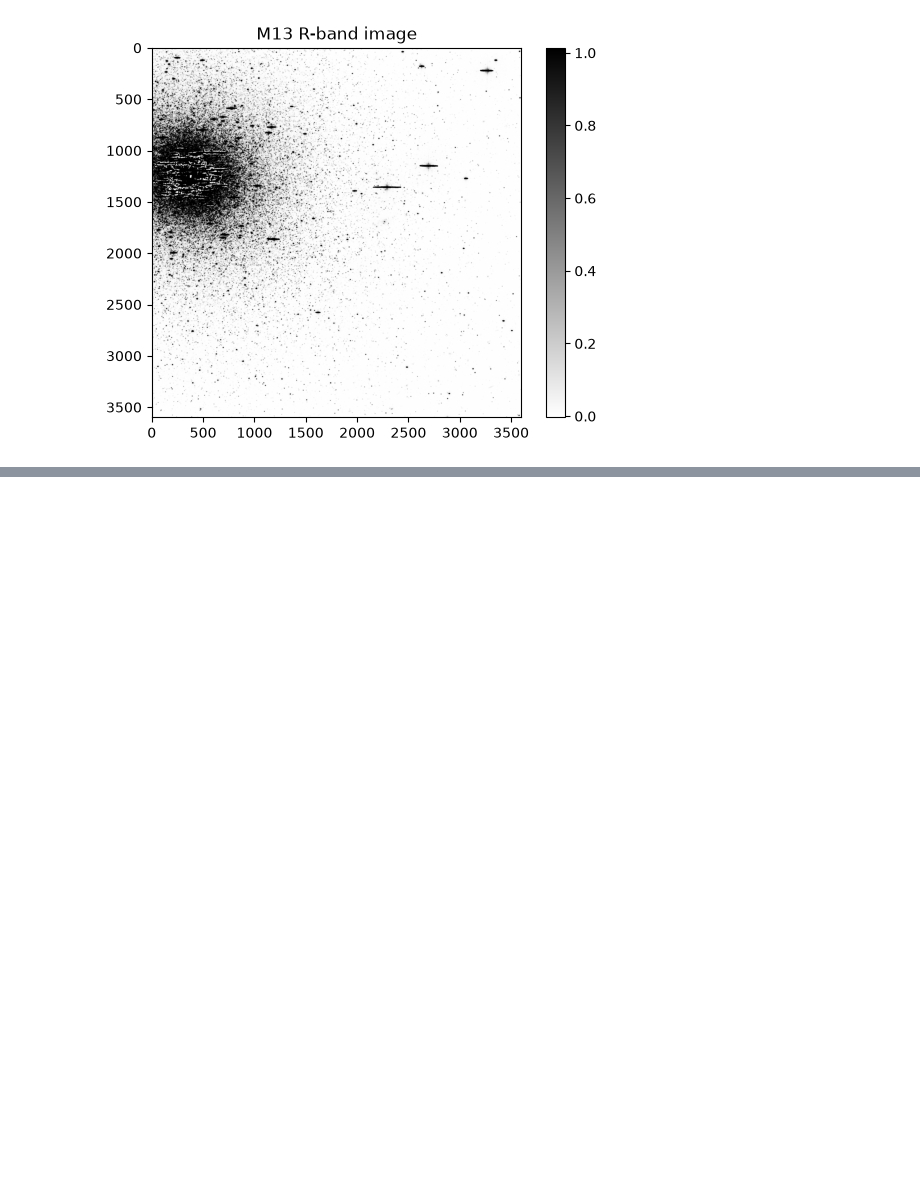
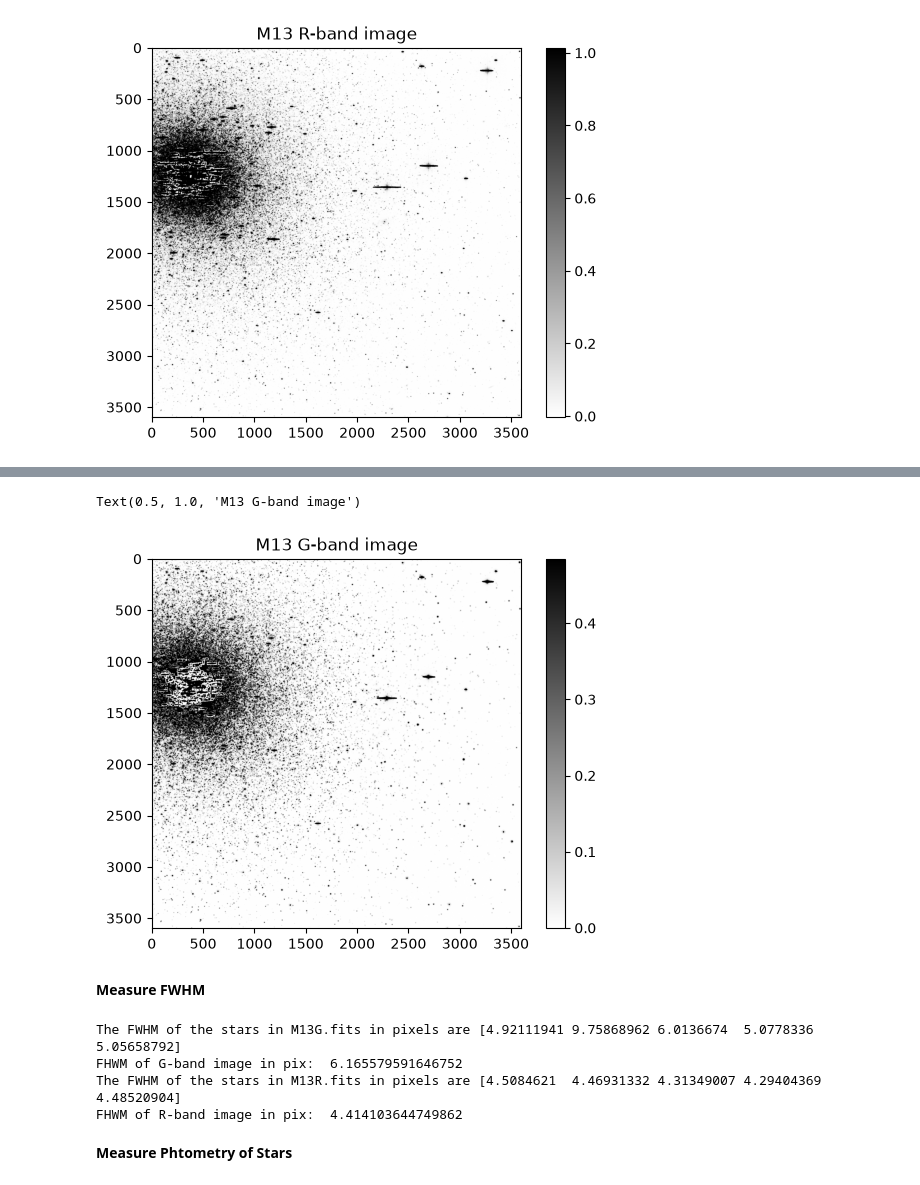
Before and after one commit to morganparton/Capstone_Project, a Jupyter notebook: Capstone_Project.ipynb, the cells around one changed output, grey strips where cells are left out. Cells and saved outputs as stored; diff of their text form; code cells hidden in the pictures; blank space fills up the shorter version.

```diff
--- a/Capstone_Project.ipynb
+++ b/Capstone_Project.ipynb
@@ -123,0 +189,28 @@ Text(0.5, 1.0, 'M13 R-band image')
+# %%
+# G-band data
+reprojected = []
+#loop through each image name
+for image_name in gimage_list_M13:
+    #read the image into a "CCDData" object
+    img = CCDData.read(image_name, hdu=1)
+    #take each image, and reproject it onto an identical coordinate grid to the target image
+    new_image = wcs_project(img, target_wcs_M13)
+    #this is a list of all the reprojected images
+    reprojected.append(new_image)
+
+# combine the reprojected images into one image
+combiner = Combiner(reprojected)
+stacked_image = combiner.average_combine()
+
+
+# save the combined image
+fits.writeto('M13G.fits',stacked_image,overwrite=True,header=rheader_M13)
+# display the combined image
+plt.figure()
+imdisplay(stacked_image)
+plt.title('M13 G-band image')
+# %% [output]
+Text(0.5, 1.0, 'M13 G-band image')
+[figure, added]
+# %% [markdown]
+**Measure FWHM**
@@ -123,0 +248,12 @@ Text(0.5, 1.0, 'M13 R-band image')
+# %%
+M13_fwhmlistG = calc_fwhm('M13G.fits', [(1850.53,884.623), (2593.54,1615.25), (2333.49,2215.85), (1268.51,3225.1), (1726.7,3181.76)])
+print('FHWM of G-band image in pix: ', np.mean(M13_fwhmlistG))
+M13_fwhmlistR = calc_fwhm('M13R.fits',[(1279.86,2698.8), (2332.46,2213.78), (2719.44,1501.73), (3018.71,1455.29), (2399.53,2998.07)])
+print('FHWM of R-band image in pix: ',np.mean(M13_fwhmlistR))
+# %% [output]
+The FWHM of the stars in M13G.fits in pixels are [4.92111941 9.75868962 6.0136674  5.0778336  5.05658792]
+FHWM of G-band image in pix:  6.165579591646752
+The FWHM of the stars in M13R.fits in pixels are [4.5084621  4.46931332 4.31349007 4.29404369 4.48520904]
+FHWM of R-band image in pix:  4.414103644749862
+# %% [markdown]
+**Measure Phtometry of Stars**
```
Also changed, not shown: parts of 28 cells of this notebook.
